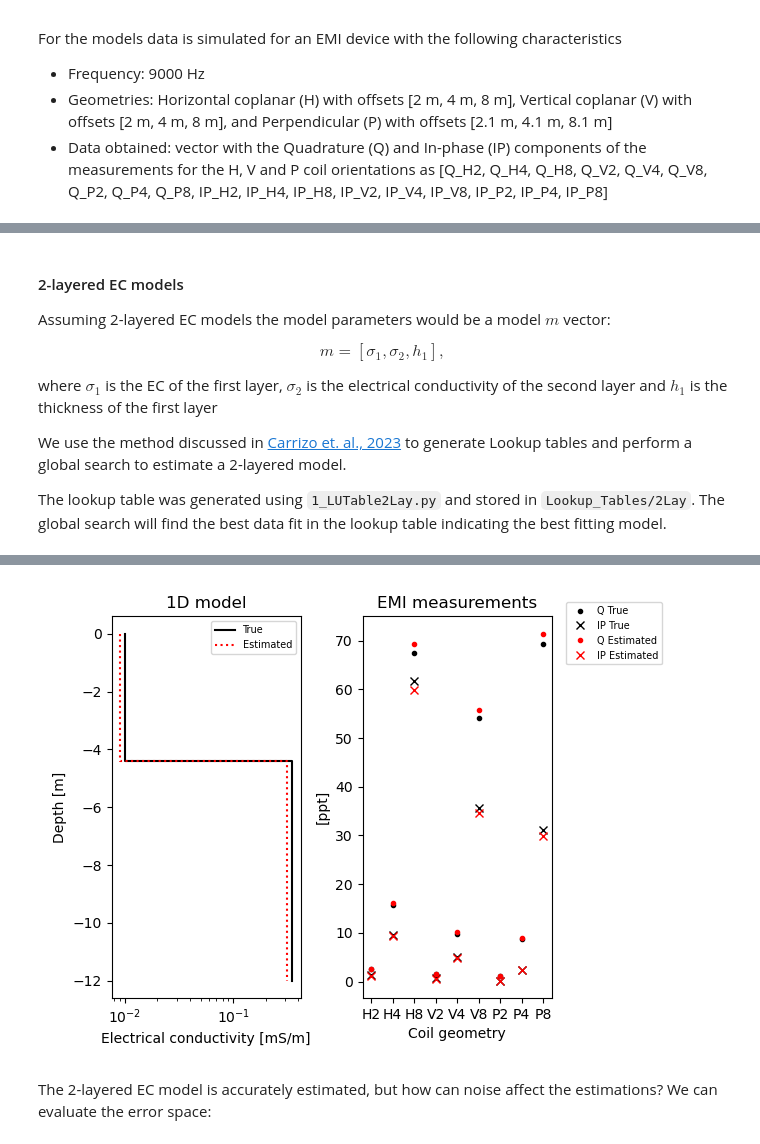
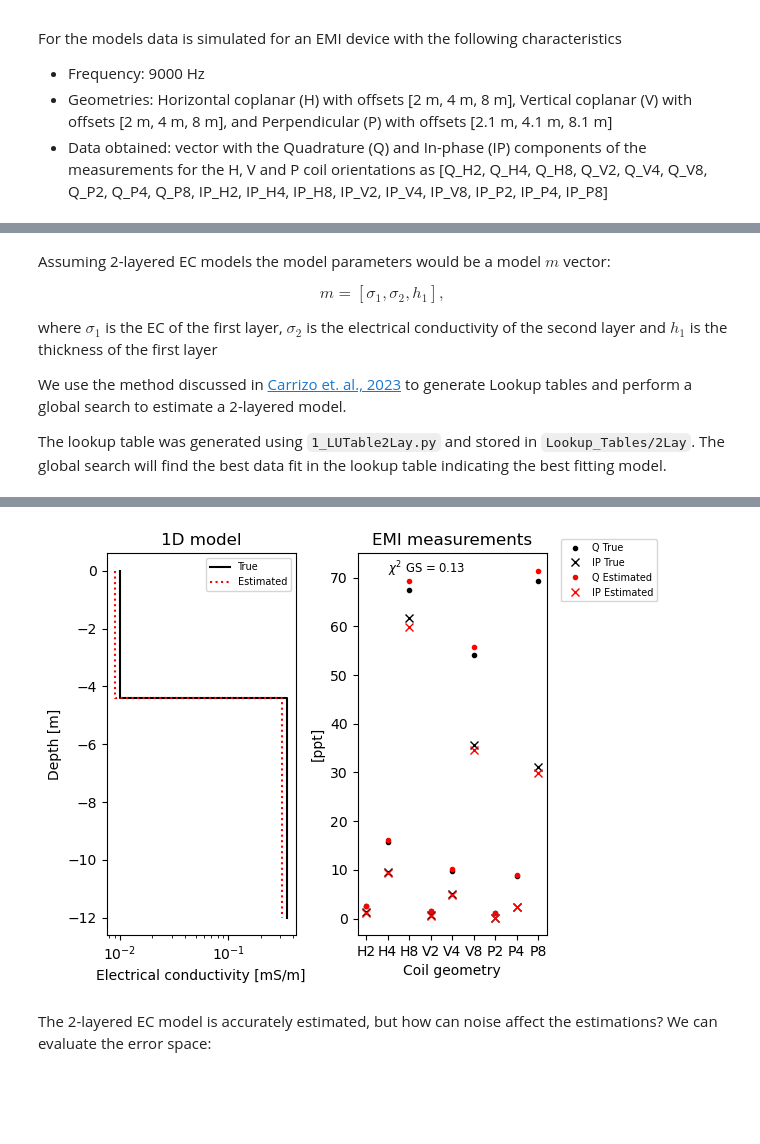
Before and after one commit to mariacarrizo/EMI_Gw_Temp_1D, a Jupyter notebook: Estimations_2Lay.ipynb, the cells around one changed output, grey strips where cells are left out. Cells and saved outputs as stored; diff of their text form; code cells hidden in the pictures; blank space fills up the shorter version.

Commit message:
improved figures

```diff
--- a/Estimations_2Lay.ipynb
+++ b/Estimations_2Lay.ipynb
@@ -27,8 +28,6 @@ For the models data is simulated for an EMI device with the following characteri
 
 Here, we evaluate the information content in the EMI measurements to determine 1D 2-layered and 3-layered EC models
 # %% [markdown]
-#### 2-layered EC models
-
 Assuming 2-layered EC models the model parameters would be a model $m$ vector:
 
 \begin{equation}
@@ -108,6 +107,10 @@ def PlotModelData(model, depths, data, ax=None, model_name='', model_style='k',
 
     plt.tight_layout()
 
+def rmse(y_obs, y_pred):
+    L2 = np.sqrt(np.sum(((y_obs-y_pred)/y_obs)**2))
+    return L2
+
 dmax = -12
 sigma_2Lay_true_plot = np.hstack((model_2Lay_true[:2], model_2Lay_true[1]))
 depths_2Lay_true_plot = np.array([0, -h1, dmax])
@@ -121,6 +124,7 @@ PlotModelData(sigma_2Lay_true_plot, depths_2Lay_true_plot, data_2Lay_true, model
              ax=ax, data_style='k')
 PlotModelData(sigma_2Lay_est_plot, depths_2Lay_true_plot, data_2Lay_est, model_name='Estimated',
               data_name='Estimated', ax=ax, model_style=':r', data_style='r')
+ax[1].text(1, 71, '$\chi^2$ GS = '+ "{:1.2f}".format(rmse(data_2Lay_true, data_2Lay_est)), fontsize='small')
 
 plt.savefig('figures/2Lay_Model', format='eps')
 # %% [output]
@@ -128,4 +132,4 @@ plt.savefig('figures/2Lay_Model', format='eps')
-[figure, old version]
+[figure, new version]
 # %% [markdown]
 The 2-layered EC model is accurately estimated, but how can noise affect the estimations?
 We can evaluate the error space:
```
Also changed, not shown: parts of 12 cells of this notebook.
